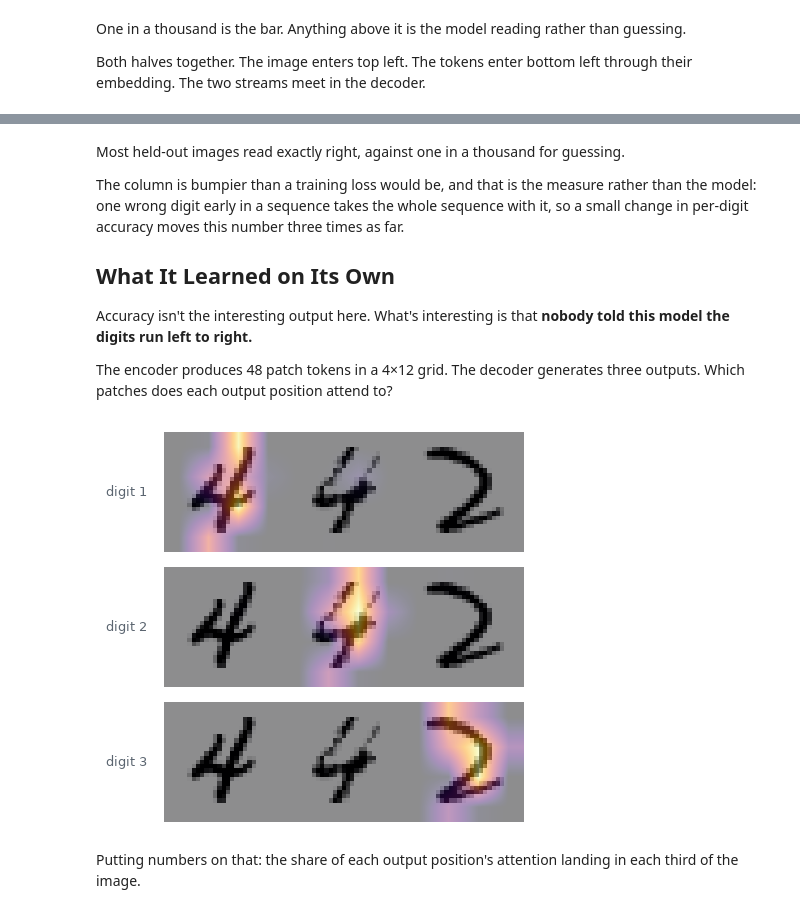
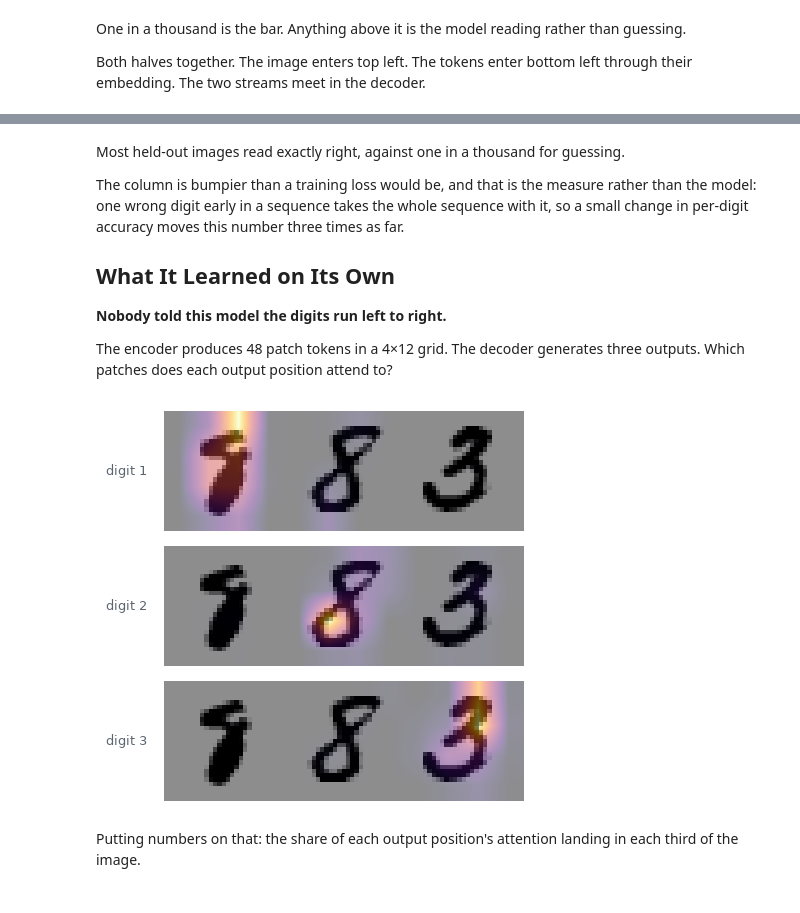
Before and after one commit to RoshBeed/roshbeed.github.io, a Jupyter notebook: posts/2026-06-25-encoder-decoder-transformers/index.ipynb, the cells around one changed output, grey strips where cells are left out. Cells and saved outputs as stored; diff of their text form; code cells hidden in the pictures.

```diff
--- a/posts/2026-06-25-encoder-decoder-transformers/index.ipynb
+++ b/posts/2026-06-25-encoder-decoder-transformers/index.ipynb
@@ -209,6 +246,6 @@ print(f"guessing three digits uniformly: {1 / 1000:.4f} exact-sequence accuracy"
 guessing three digits uniformly: 0.0010 exact-sequence accuracy
 # %%
-PATCH, DIM, HEADS, LAYERS = 7, 96, 4, 2
+PATCH, DIM, HEADS, LAYERS = 7, 256, 8, 6
 GRID = (28 // PATCH, 84 // PATCH)          # 4 rows, 12 columns of patches
 PATCHES = GRID[0] * GRID[1]
 
@@ -252,10 +289,10 @@ class Reader(nn.Module):
         self.image_positions = nn.Parameter(torch.randn(1, PATCHES, DIM) * 0.02)
         self.encoder = nn.ModuleList([EncoderBlock() for _ in range(LAYERS)])
 
-        self.embed = nn.Embedding(12, DIM)   # ten digits, <start>, <end>
+        self.embed = nn.Embedding(VOCAB, DIM)   # ten digits, <start>, <end>, <pad>
         self.token_positions = nn.Parameter(torch.randn(1, L + 1, DIM) * 0.02)
         self.decoder = nn.ModuleList([DecoderBlock() for _ in range(LAYERS)])
-        self.out = nn.Linear(DIM, 12)
+        self.out = nn.Linear(DIM, VOCAB)
 
     def encode(self, images):
         h = self.project(patchify(images)) + self.image_positions
@@ -265,7 +302,8 @@ class Reader(nn.Module):
 
     def decode(self, memory, tokens, want_weights=False):
         h = self.embed(tokens) + self.token_positions[:, :tokens.shape[1]]
-        mask = torch.triu(torch.full((tokens.shape[1],) * 2, float("-inf")), diagonal=1)
+        mask = torch.triu(torch.full((tokens.shape[1],) * 2, float("-inf"),
+                                    device=tokens.device), diagonal=1)
 
         weights = None
         for i, block in enumerate(self.decoder):
@@ -298,18 +336,13 @@ own output the way inference has to.
 # %%
 torch.manual_seed(0)
-model = Reader()
-optimiser = torch.optim.AdamW(model.parameters(), lr=1e-3, weight_decay=0.01)
+model = Reader().to(DEVICE)
+optimiser = torch.optim.AdamW(model.parameters(), lr=1e-4, weight_decay=0.01)
 generator = torch.Generator().manual_seed(0)
-
-# teacher forcing: the decoder is fed <start> d1 d2 and must produce d1 d2 d3,
-# then <end>.
-decoder_input = torch.cat([torch.full((len(Y), 1), START), Y], dim=1)
-decoder_target = torch.cat([Y, torch.full((len(Y), 1), END)], dim=1)
 
 @torch.no_grad()
 def generate():
     """One token at a time from the model's own output, as at inference."""
-    tokens = torch.full((len(X_test), 1), START)
+    tokens = torch.full((len(X_test), 1), START, device=DEVICE)
     memory = model.encode(X_test)
     for _ in range(L + 1):                  # three digits, and then <end>
         nxt = model.decode(memory, tokens)[0][:, -1].argmax(-1, keepdim=True)
@@ -317,9 +350,15 @@ def generate():
     return tokens[:, 1:]
 
 def exact_sequence():
-    """Correct means the digits are right and the model stopped in the right place."""
+    """Correct means the right digits, and <end> in the right place.
+
+    A three-digit answer to a two-digit image is wrong however good the digits are,
+    so length is scored, not assumed.
+    """
     out = generate()
-    return ((out[:, :L] == Y_test).all(1) & (out[:, L] == END)).float().mean().item()
+    wanted = target_test
+    scored = wanted != PAD                      # nothing after <end> is scored
+    return ((out == wanted) | ~scored).all(1).float().mean().item()
 
 print(f"{sum(p.numel() for p in model.parameters()):,} parameters")
 # %% [output]
@@ -360,36 +412,37 @@ it, so a small change in per-digit accuracy moves this number three times as far
 
 ## What It Learned on Its Own
 
-Accuracy isn't the interesting output here. What's interesting is that **nobody
-told this model the digits run left to right.**
+**Nobody told this model the digits run left to right.**
 
 The encoder produces 48 patch tokens in a 4×12 grid. The decoder generates three
 outputs. Which patches does each output position attend to?
 # %%
 #| label: fig-cross
 #| fig-cap: Cross-attention from each output position onto the image patches. The alignment is learned, not specified.
 #| fig-alt: Three copies of the same wide three-digit image, each with a heat overlay. The first is bright over the leftmost digit, the second over the middle digit, the third over the rightmost.
 
 with torch.no_grad():
-    memory = model.encode(X_test[:1])
-    tokens = torch.cat([torch.full((1, 1), START), Y_test[:1]], dim=1)
+    full = int((counts_test == L).nonzero()[0])     # a three-digit canvas
+    memory = model.encode(X_test[full:full + 1])
+    tokens = torch.cat([torch.full((1, 1), START, device=DEVICE),
+                        Y_test[full:full + 1]], dim=1)
     _, weights = model.decode(memory, tokens, want_weights=True)
 
-attention = weights[0].reshape(-1, *GRID)   # one map per output position
+attention = weights[0].reshape(-1, *GRID).cpu()   # one map per output position
 
 fig, axes = plt.subplots(3, 1, figsize=(7.4, 4.2))
 for position, ax in enumerate(axes):
-    ax.imshow(X_test[0], cmap="gray_r")
+    ax.imshow(X_test[full].cpu(), cmap="gray_r")
     ax.imshow(attention[position], cmap="inferno", alpha=0.45,
               extent=(0, 84, 28, 0), interpolation="bilinear")
     ax.set_ylabel(f"digit {position + 1}", color=MUTED, fontsize=9, rotation=0,
                   ha="right", va="center", labelpad=12)
     ax.set_xticks([]); ax.set_yticks([])
     for s in ax.spines.values():
         s.set_visible(False)
 fig.tight_layout()
 # %% [output]
-[figure, old version]
+[figure, new version]
 # %% [markdown]
 Putting numbers on that: the share of each output position's attention landing in
 each third of the image.
```
Also changed, not shown: parts of 10 cells of this notebook.
